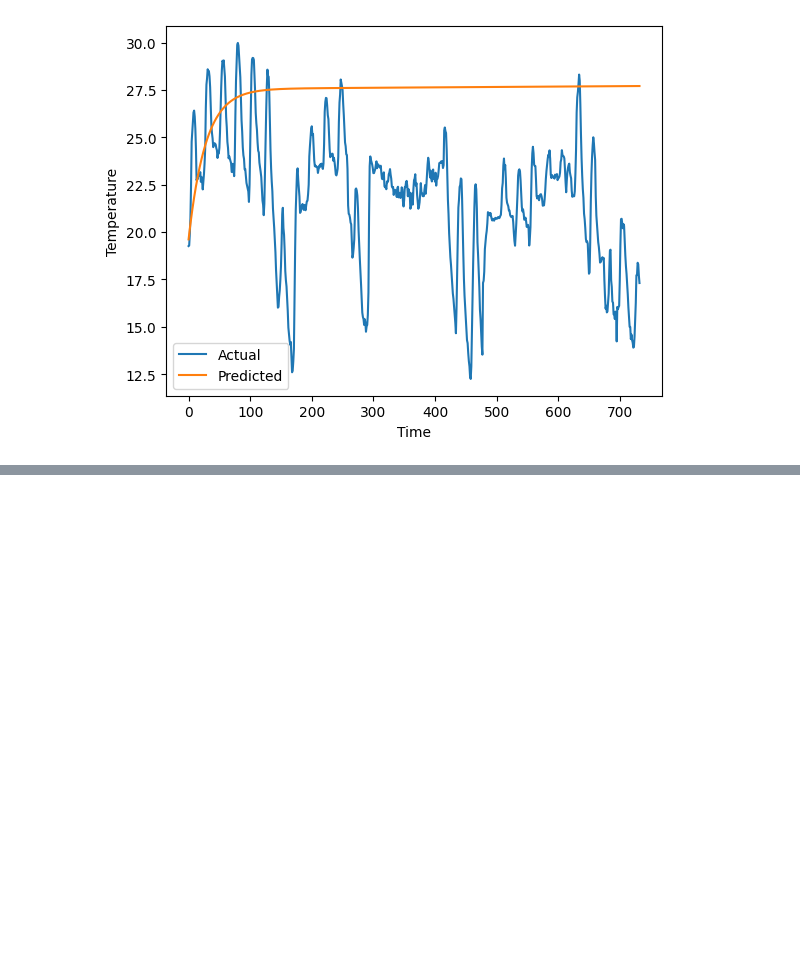
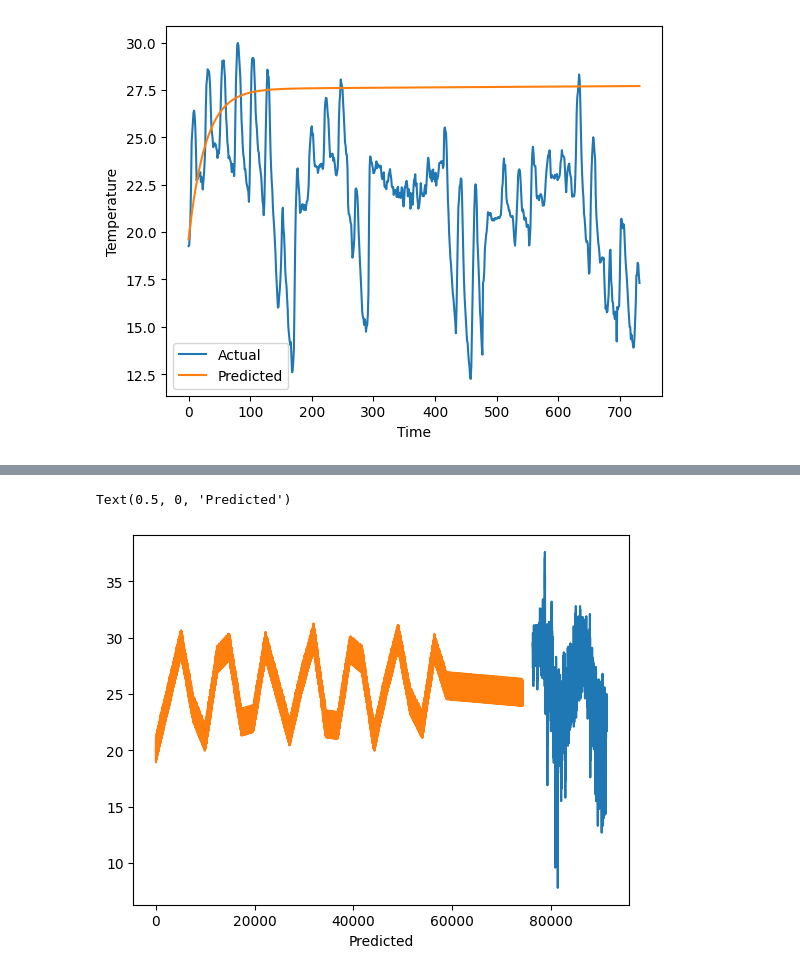
Before and after one commit to njnjfnj/Weather_Predictor, a Jupyter notebook: EDA/EDA.ipynb, the cells around one changed output, grey strips where cells are left out. Drawn from its saved outputs; the diff is of its cells as text; code cells hidden in the pictures; blank space fills up the shorter version.

```diff
--- a/EDA/EDA.ipynb
+++ b/EDA/EDA.ipynb
@@ -387,0 +387,51 @@ plt.plot(test_results['Actuals'][:100])
+# %%
+df = pd.read_csv("../data/datasets/miami/miami.csv")
+df.rename(columns={"ts": "ds"}, inplace=True)
+df.rename(columns={"app_temp": "feels_like",
+                 "clouds": "clouds_percentage", "elev_angle": "sun_horison_angle",
+                 "precip": "precipitation", "pres": "pressure",
+                 "rh": "humidity", "snow": "snow_level",
+                 "vis": "visibility", "wind_spd": "wind_speed",
+                 "wind_dir": "wind_direction"}, inplace=True)
+df = df[['ds', 'temp', 'feels_like', 'clouds_percentage', 'sun_horison_angle',
+         'precipitation', 'pressure', 'humidity', 'snow_level', 'visibility',
+         'wind_speed', 'wind_direction', 'weather_description']]
+df['ds'] = pd.to_datetime(df["ds"], unit="s")
+temp = df
+temp.rename(columns={"temp": 'y'}, inplace=True)
+test_size = 15000
+prediction_hours = 240
+# %%
+train = temp.iloc[:-test_size]
+test = temp.iloc[-test_size:]
+
+model = Prophet(
+yearly_seasonality=False,
+weekly_seasonality=False,
+)
+model.add_seasonality(name='monthly', period=15, fourier_order=20)
+
+# model.add_regressor('wind_speed')
+# model.add_regressor('temp_min')
+# model.add_regressor('temp_max')
+# model.add_regressor('pressure')
+
+model.fit(train)
+
+
+future = model.make_future_dataframe(periods=prediction_hours, freq='H')
+future_len = future.shape[0]
+
+# future['wind_speed'] = df['wind_speed'].values[:future_len]
+# future['temp_max'] = df['temp_max'].values[:future_len]
+# future['temp_min'] = df['temp_min'].values[:future_len]
+# future['pressure'] = df['pressure'].values[:future_len]
+
+forecast = model.predict(future)
+plt.plot(test['y'])
+plt.xlabel("Actuals")
+plt.plot(forecast['yhat'])
+plt.xlabel("Predicted")
+
+# return forecast
+# %% [output]
@@ -387,0 +440,2 @@ plt.plot(test_results['Actuals'][:100])
+Text(0.5, 0, 'Predicted')
+[figure, added]
```
Also changed, not shown: parts of 21 cells of this notebook, 3 other files.
